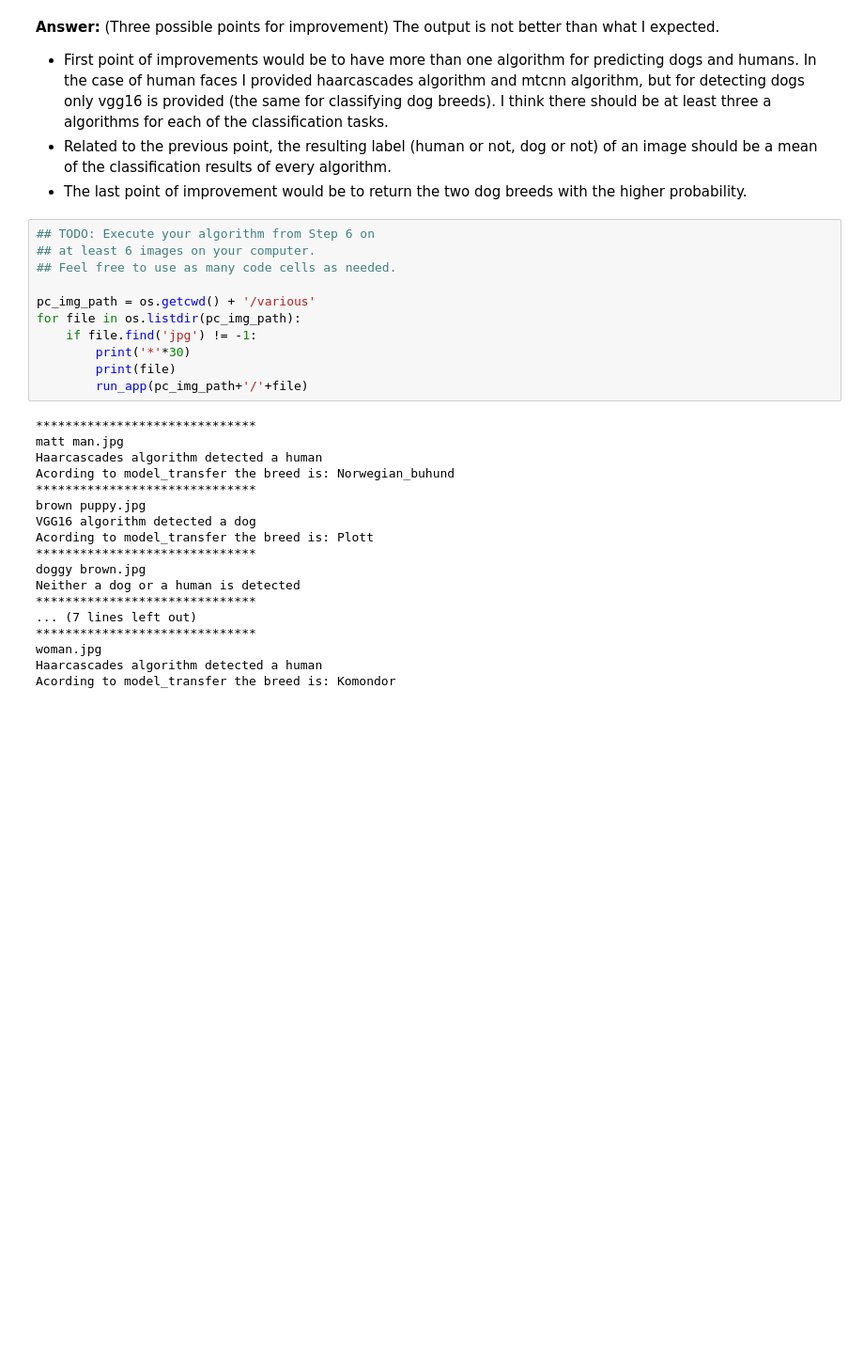
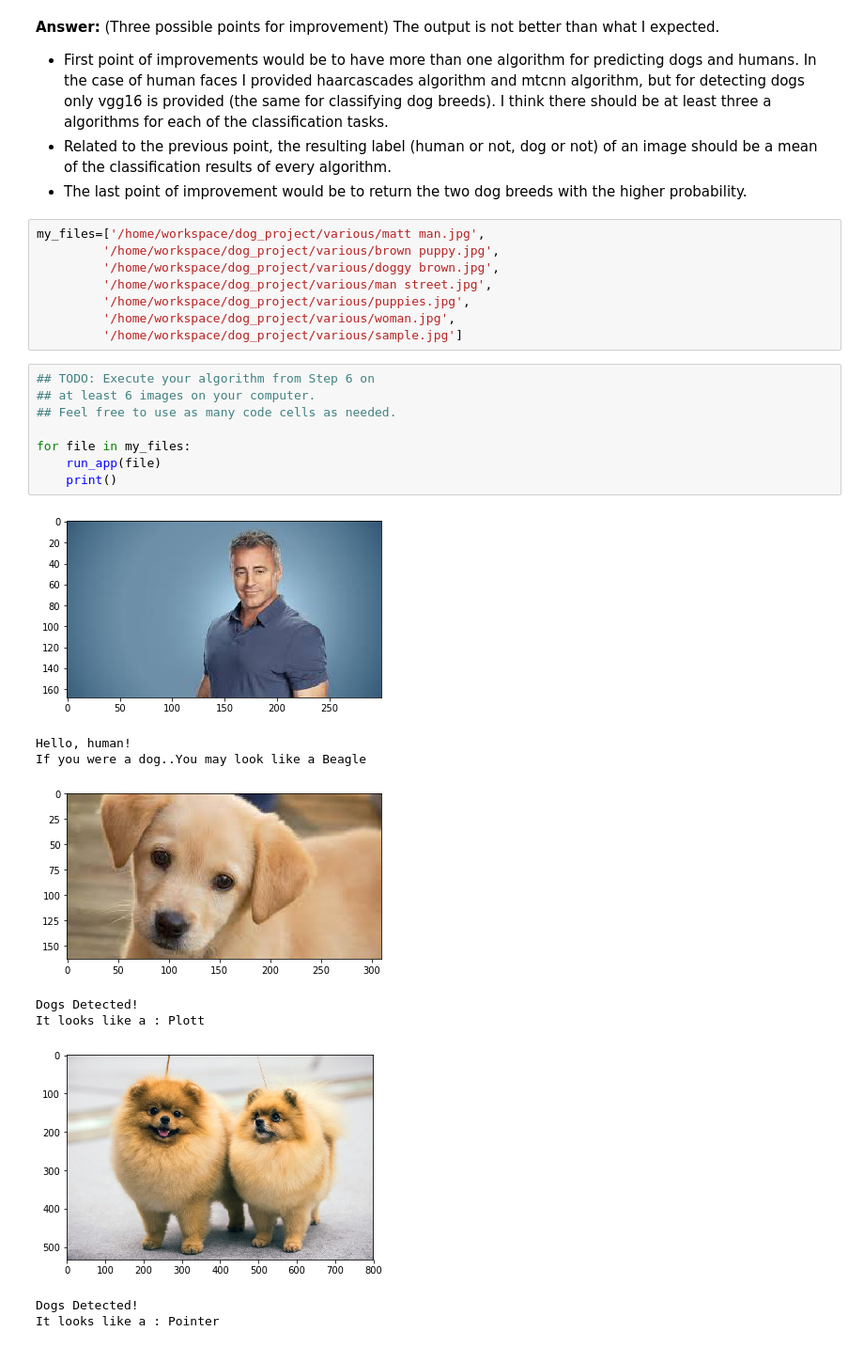
Before and after one commit to NvsYashwanth/Dog-breed-classifier, a Jupyter notebook: dog_app.ipynb, the cells around one changed output. Shown at 94% size. Drawn from its saved outputs; the diff is of its cells as text; blank space fills up the shorter version.

```diff
--- a/dog_app.ipynb
+++ b/dog_app.ipynb
@@ -919,32 +963,29 @@ __Answer:__ (Three possible points for improvement) The output is not better tha
 - First point of improvements would be to have more than one algorithm for predicting dogs and humans. In the case of human faces I provided haarcascades algorithm and mtcnn algorithm, but for detecting dogs only vgg16 is provided (the same for classifying dog breeds). I think there should be at least three a algorithms for each of the classification tasks.
 - Related to the previous point, the resulting label (human or not, dog or not) of an image should be a mean of the classification results of every algorithm.
 - The last point of improvement would be to return the two dog breeds with the higher probability.
+# %%
+my_files=['/home/workspace/dog_project/various/matt man.jpg',
+         '/home/workspace/dog_project/various/brown puppy.jpg',
+         '/home/workspace/dog_project/various/doggy brown.jpg',
+         '/home/workspace/dog_project/various/man street.jpg',
+         '/home/workspace/dog_project/various/puppies.jpg',
+         '/home/workspace/dog_project/various/woman.jpg',
+         '/home/workspace/dog_project/various/sample.jpg']
 # %%
 ## TODO: Execute your algorithm from Step 6 on
 ## at least 6 images on your computer.
 ## Feel free to use as many code cells as needed.
 
-pc_img_path = os.getcwd() + '/various'
-for file in os.listdir(pc_img_path):
-    if file.find('jpg') != -1:
-        print('*'*30)
-        print(file)
-        run_app(pc_img_path+'/'+file)
+for file in my_files:
+    run_app(file)
+    print()
 # %% [output]
+[figure, added]
-******************************
-matt man.jpg
-Haarcascades algorithm detected a human
-Acording to model_transfer the breed is: Norwegian_buhund
-******************************
-brown puppy.jpg
-VGG16 algorithm detected a dog
-Acording to model_transfer the breed is: Plott
-******************************
-doggy brown.jpg
-Neither a dog or a human is detected
-******************************
-... (7 lines left out)
-******************************
-woman.jpg
-Haarcascades algorithm detected a human
-Acording to model_transfer the breed is: Komondor
+Hello, human!
+If you were a dog..You may look like a Beagle
+[figure, added]
+Dogs Detected!
+It looks like a : Plott
+[figure, added]
+Dogs Detected!
+It looks like a : Pointer
```
Also changed, not shown: parts of 15 cells of this notebook, 3 other files.
